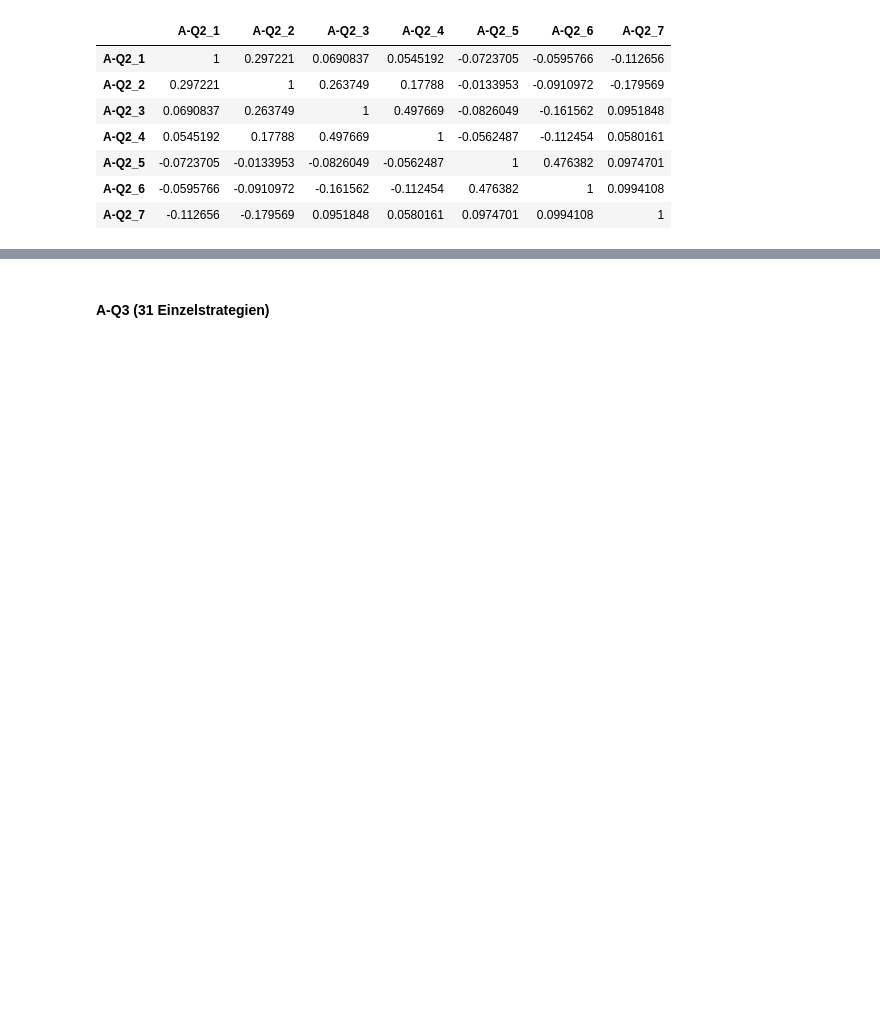
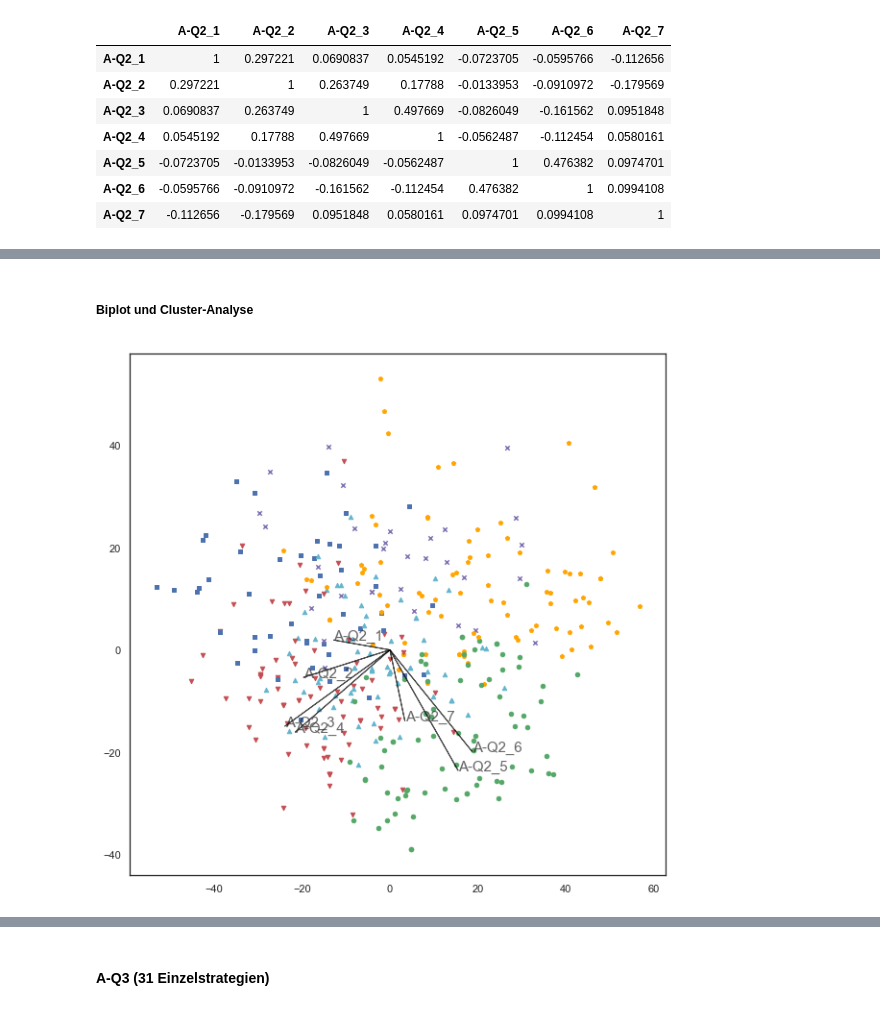
Before and after one commit to martinakienberger/Dissertation_LIS, a Jupyter notebook: Datenanalyse_Hauptstudie.ipynb, the cells around one changed output, grey strips where cells are left out. Cells and saved outputs as stored; diff of their text form; code cells hidden in the pictures; blank space fills up the shorter version.

```diff
--- a/Datenanalyse_Hauptstudie.ipynb
+++ b/Datenanalyse_Hauptstudie.ipynb
@@ -214,0 +268,6 @@ dtype: float64
+# %%
+Score_A2 = []
+for i in Daten.index:
+    Score_A2.append(sum(Daten[Liste_A_Q2].loc[i]))
+# %%
+Daten['Score_A2'] = Score_A2
@@ -232,0 +322,6 @@ Korr_A_Q2
+# %% [markdown]
+##### Biplot und Cluster-Analyse
+# %%
+graf_cplot(Daten[Liste_A_Q2],6,6)
+# %% [output]
+[figure, added]
```
Also changed, not shown: parts of 95 cells of this notebook, 12 other files.
